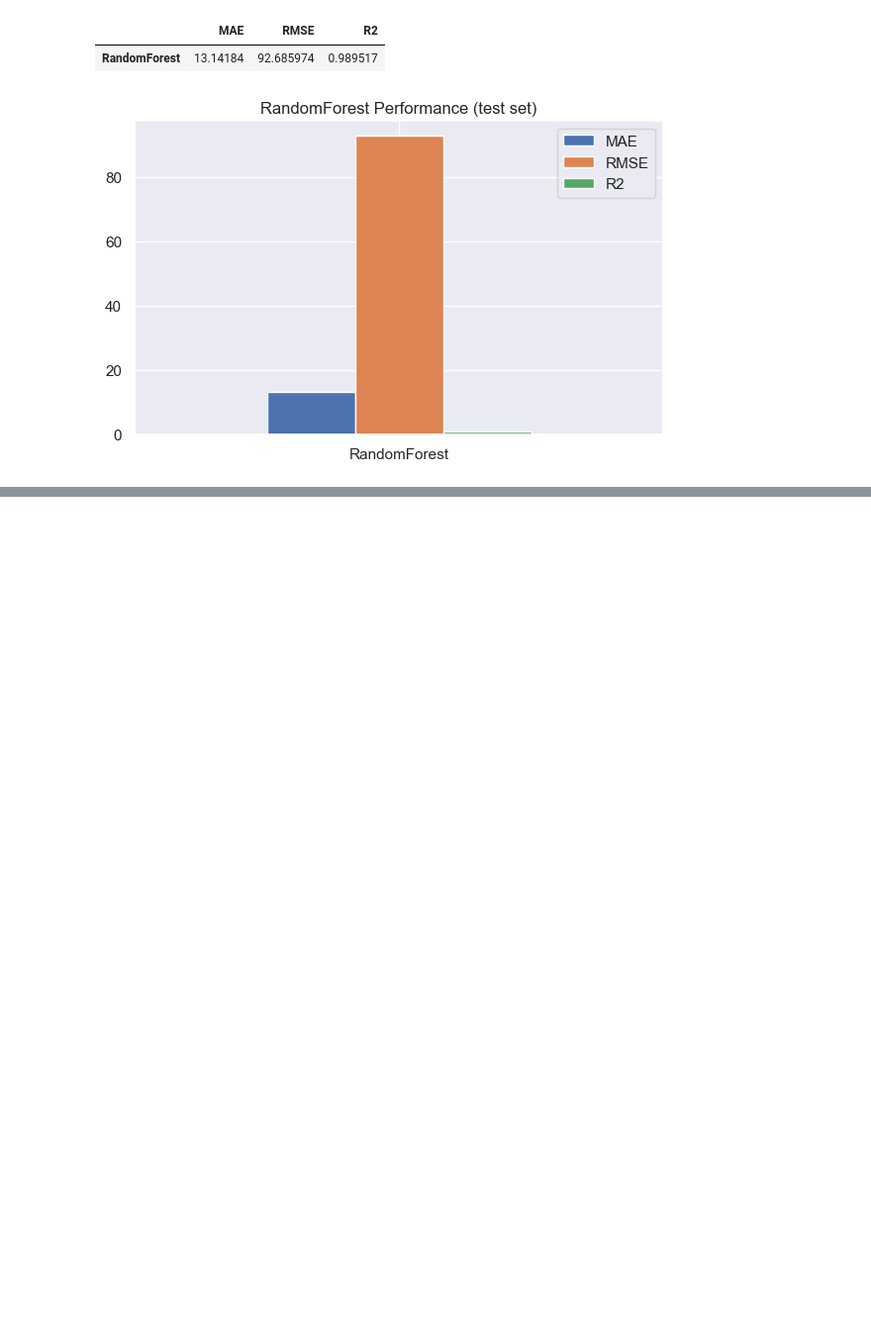
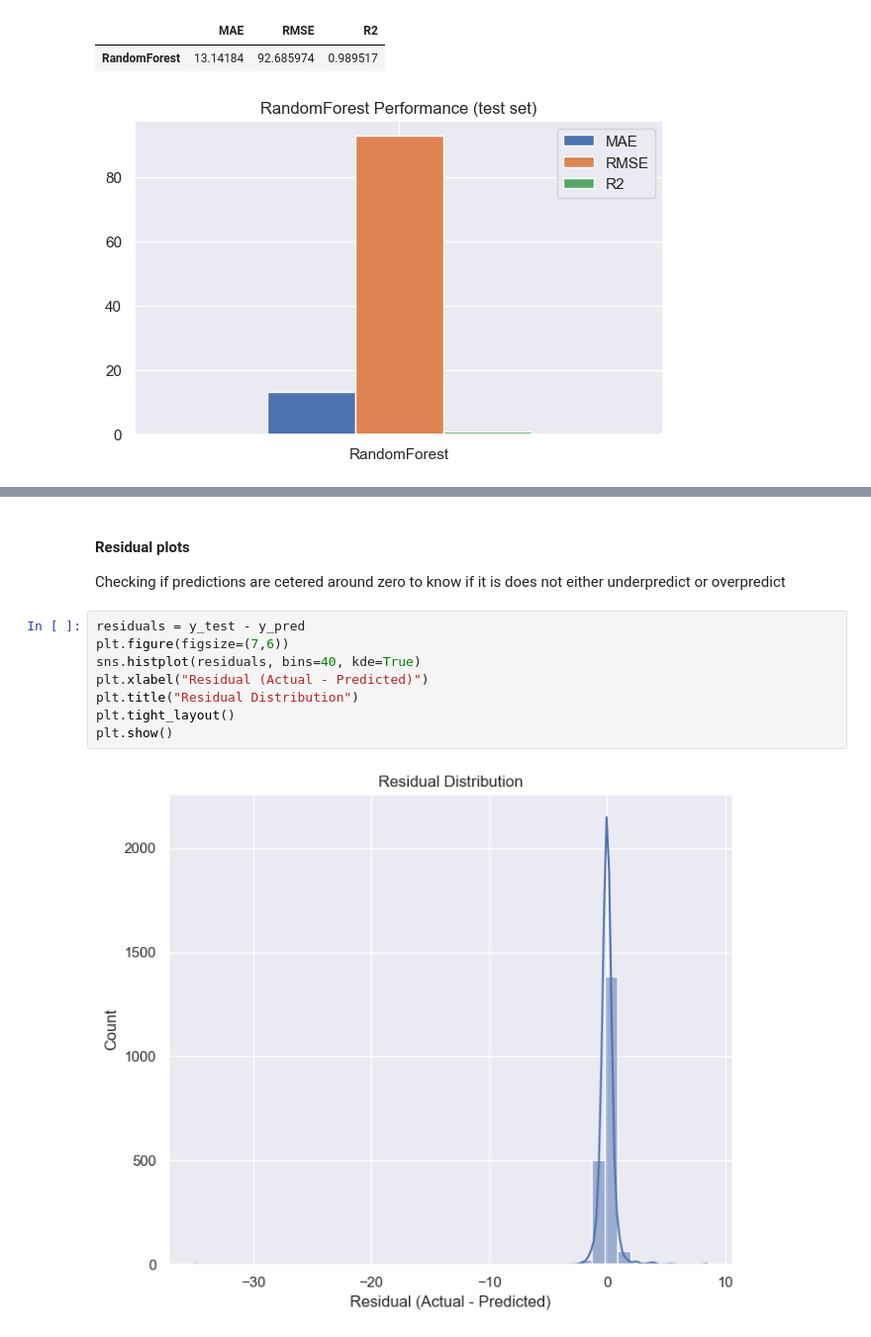
Before and after one commit to beatricemailum/CSCI316_GroupAssignment, a Jupyter notebook: CSCI316_G18_Task1.ipynb, the cells around one changed output, grey strips where cells are left out. Shown: that part at 99% size. Saved outputs shown, nothing was run; the diff lists cells and outputs as text; blank space fills up the shorter version.

```diff
--- a/CSCI316_G18_Task1.ipynb
+++ b/CSCI316_G18_Task1.ipynb
@@ -195,0 +345,14 @@ plt.show()
+# %% [markdown]
+#### Residual plots
+
+Checking if predictions are cetered around zero to know if it is does not either underpredict or overpredict
+# %%
+residuals = y_test - y_pred
+plt.figure(figsize=(7,6))
+sns.histplot(residuals, bins=40, kde=True)
+plt.xlabel("Residual (Actual - Predicted)")
+plt.title("Residual Distribution")
+plt.tight_layout()
+plt.show()
+# %% [output]
+[figure, added]
```
Also changed, not shown: parts of 17 cells of this notebook.
